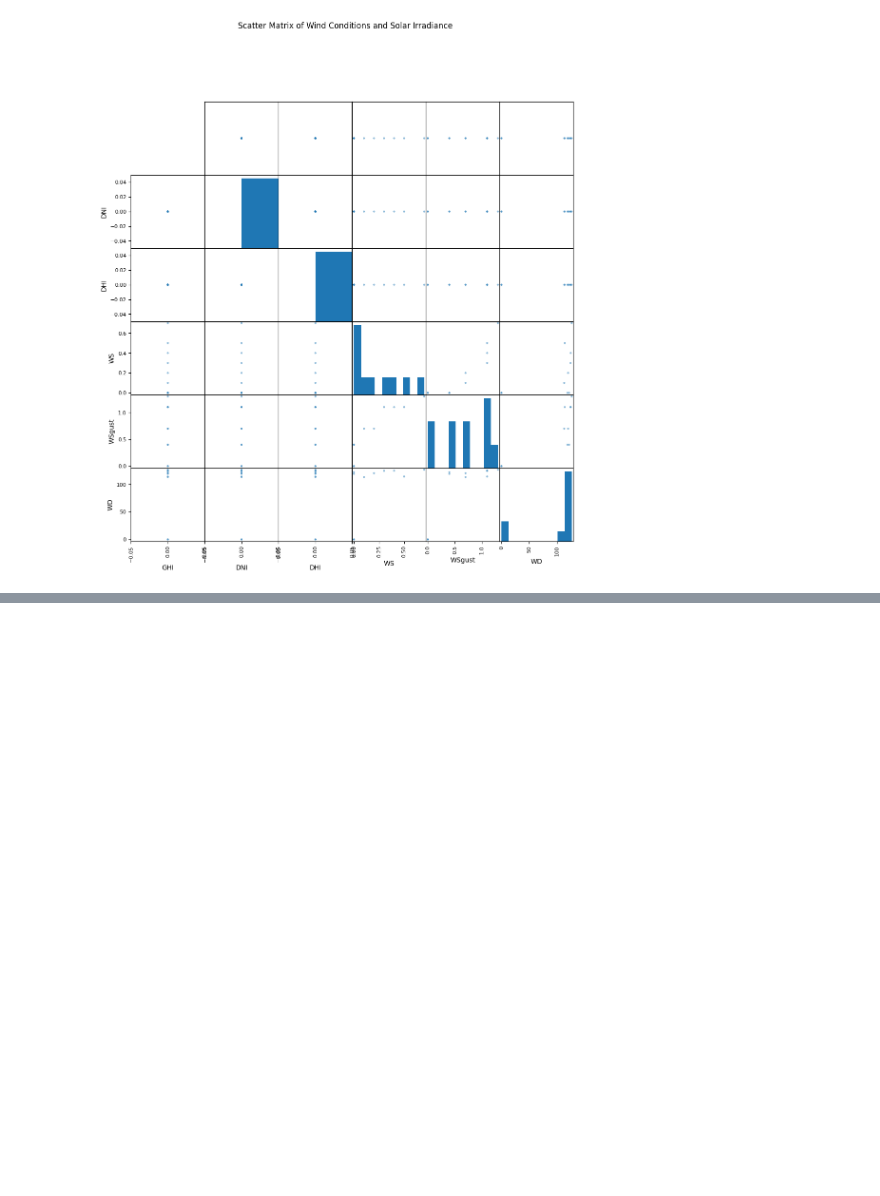
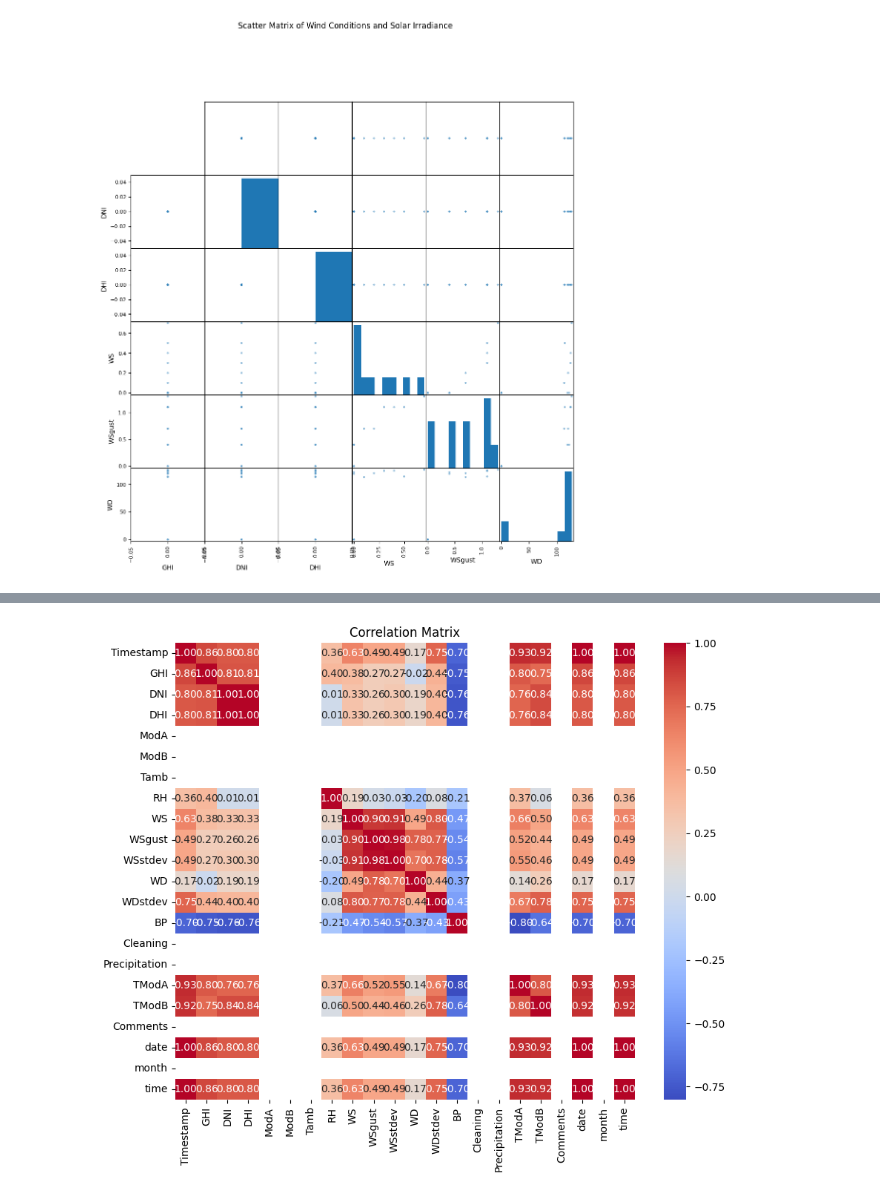
Before and after one commit to abrehamashebir/AIM-Week0, a Jupyter notebook: notebooks/benin.ipynb, the cells around one changed output, grey strips where cells are left out. Saved outputs shown, nothing was run; the diff lists cells and outputs as text; code cells hidden in the pictures; blank space fills up the shorter version.

Commit message:
Correlating graph

```diff
--- a/notebooks/benin.ipynb
+++ b/notebooks/benin.ipynb
@@ -255,3 +255,19 @@ plt.show()
 posx and posy should be finite values
 posx and posy should be finite values
 [figure]
+# %%
+# Extract month and year
+df['Timestamp'] = pd.to_datetime(df['Timestamp'])
+df['month'] = df['Timestamp'].dt.month
+
+# Group by month and calculate the average solar radiation
+monthly_avg = df.groupby('month')['solar_radiation'].mean()
+
+# Plot monthly average solar radiation
+plt.figure(figsize=(10, 5))
+monthly_avg.plot(kind='bar', color='skyblue')
+plt.title('Average Solar Radiation by Month')
+plt.xlabel('Month')
+plt.ylabel('Average Solar Radiation (W/m²)')
+plt.xticks(ticks=range(12), labels=['Jan', 'Feb', 'Mar', 'Apr', 'May', 'Jun', 'Jul', 'Aug', 'Sep', 'Oct', 'Nov', 'Dec'], rotation=45)
+plt.show()
@@ -257,0 +286,9 @@ posx and posy should be finite values
+# %%
+# Heatmap of correlations
+correlation_matrix = df.corr()
+plt.figure(figsize=(10, 8))
+sns.heatmap(correlation_matrix, annot=True, fmt=".2f", cmap='coolwarm')
+plt.title('Correlation Matrix')
+plt.show()
+# %% [output]
+[figure, added]
```
Also changed, not shown: parts of 1 cell of this notebook.
